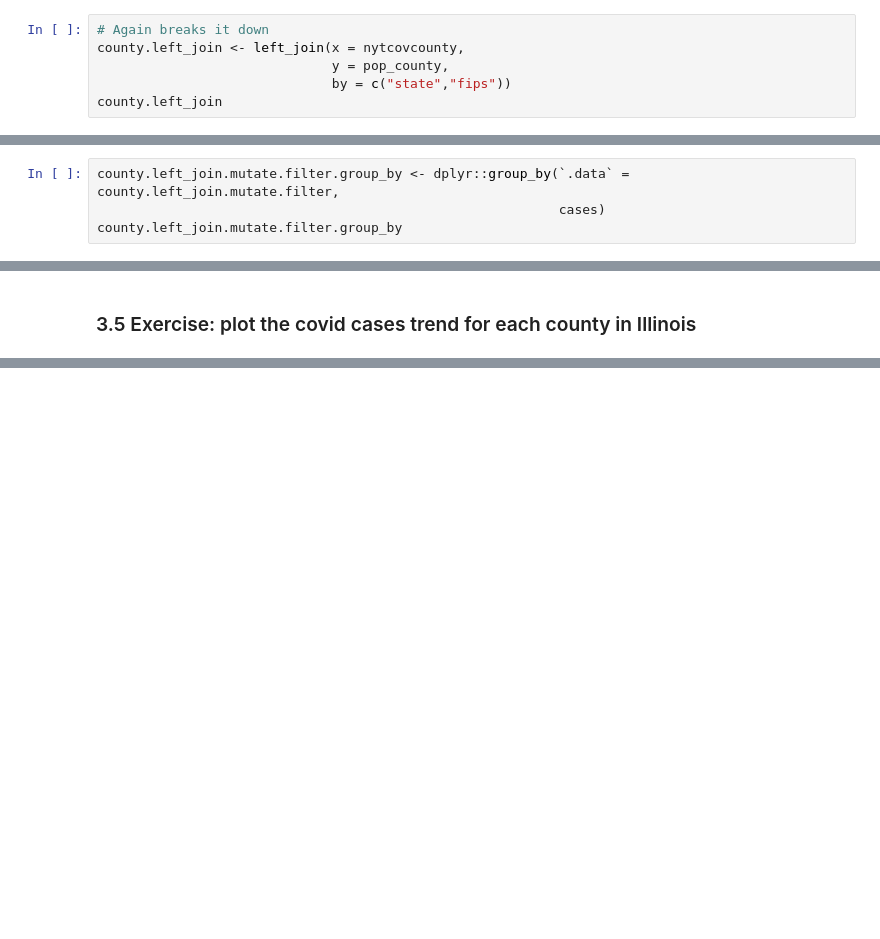
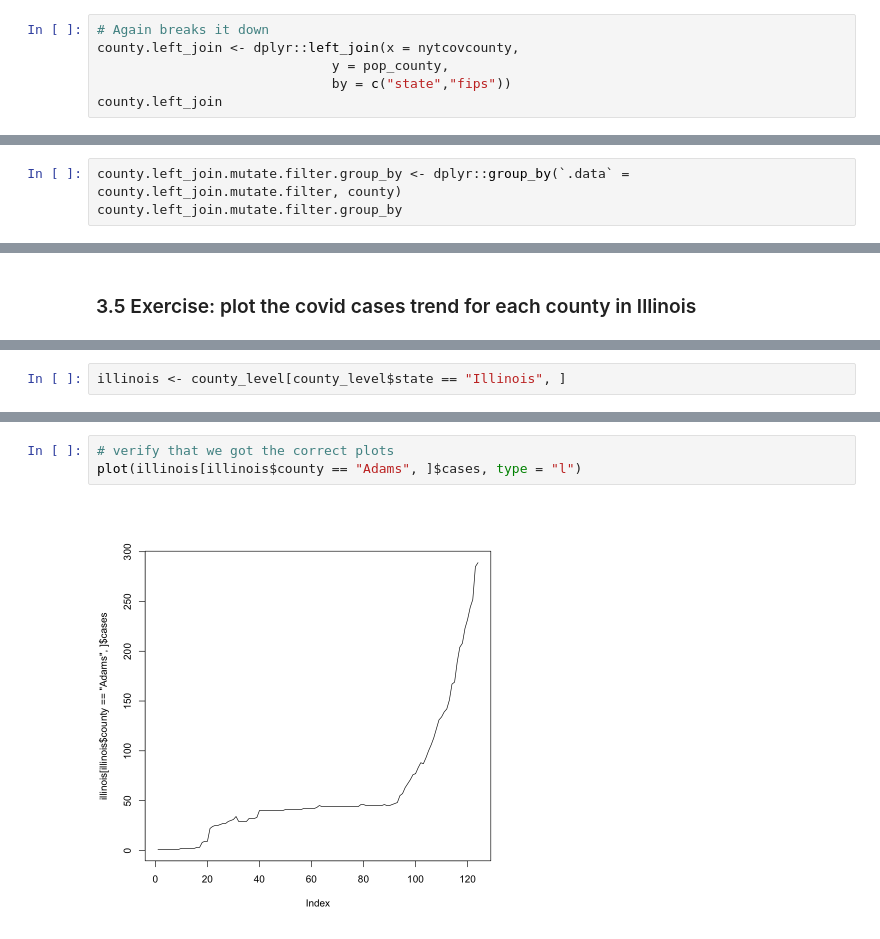
Before and after one commit to ly129/EPIB613_2020, a Jupyter notebook: Lecture8.ipynb, the cells around one changed output, grey strips where cells are left out. Saved outputs shown, nothing was run; the diff lists cells and outputs as text; blank space fills up the shorter version.

```diff
--- a/Lecture8.ipynb
+++ b/Lecture8.ipynb
@@ -206,7 +206,7 @@ A spec_tbl_df: 356772 × 6
 | 2020-07-21 | Weston | Wyoming | 56045 | 4 | 0 |
 # %%
 # Again breaks it down
-county.left_join <- left_join(x = nytcovcounty,
+county.left_join <- dplyr::left_join(x = nytcovcounty,
                               y = pop_county,
                               by = c("state","fips"))
 county.left_join
@@ -281,6 +294,5 @@ A spec_tbl_df: 22476 × 8
 # %%
-county.left_join.mutate.filter.group_by <- dplyr::group_by(`.data` = county.left_join.mutate.filter,
-                                                           cases)
+county.left_join.mutate.filter.group_by <- dplyr::group_by(`.data` = county.left_join.mutate.filter, county)
 county.left_join.mutate.filter.group_by
 # %% [output]
 A grouped_df: 22476 × 8
@@ -574,0 +807,2 @@ A data.frame: 3 × 2
+# %%
+illinois <- county_level[county_level$state == "Illinois", ]
@@ -574,0 +833,5 @@ A data.frame: 3 × 2
+# %%
+# verify that we got the correct plots
+plot(illinois[illinois$county == "Adams", ]$cases, type = "l")
+# %% [output]
+[figure, added]
```
Also changed, not shown: parts of 29 cells of this notebook, 2 other files.
